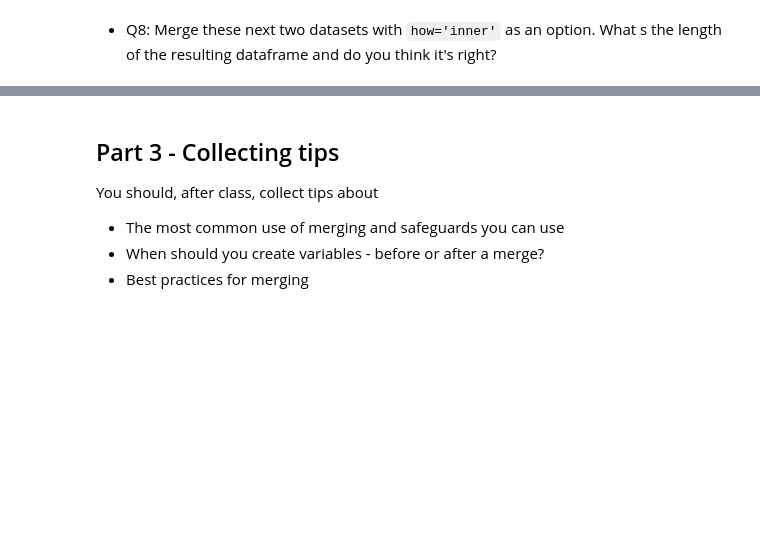
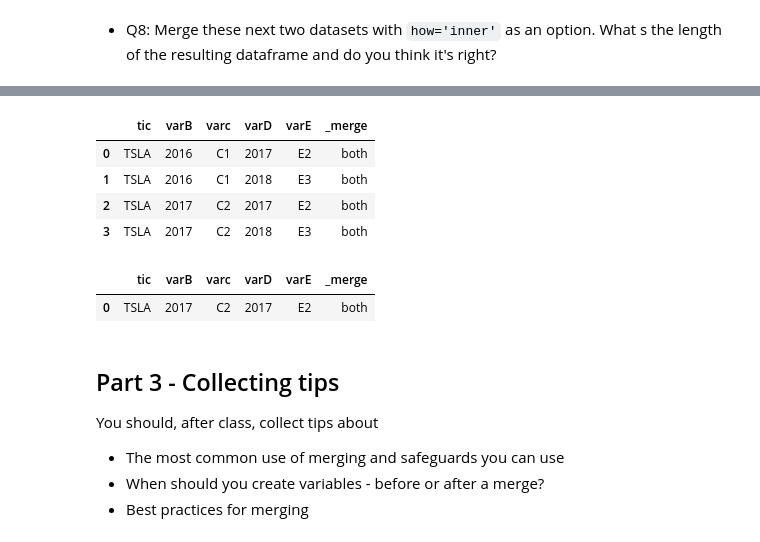
Before and after one commit to mikej3663/Class-Notes, a Jupyter notebook: Excersizes/Merging exercises.ipynb, the cells around one changed output, grey strips where cells are left out. Saved outputs shown, nothing was run; the diff lists cells and outputs as text; code cells hidden in the pictures; blank space fills up the shorter version.

```diff
--- a/Excersizes/Merging exercises.ipynb
+++ b/Excersizes/Merging exercises.ipynb
@@ -231,3 +283,24 @@ CurryForThree = pd.DataFrame({
+# %%
+poppop.merge(CurryForThree,
+            how = 'inner',
+            left_on = 'tic', right_on = 'var1',
+            indicator = True,
+            validate = 'm:m')
+# %% [output]
+|  | tic | varB | varc | varD | varE | _merge |
+| 0 | TSLA | 2016 | C1 | 2017 | E2 | both |
+| 1 | TSLA | 2016 | C1 | 2018 | E3 | both |
+| 2 | TSLA | 2017 | C2 | 2017 | E2 | both |
+| 3 | TSLA | 2017 | C2 | 2018 | E3 | both |
+# %%
+poppop.merge(CurryForThree,
+            how = 'inner',
+            left_on = ['tic','varB'], right_on = ['var1','varD'],
+            indicator = True,
+            validate = '1:1')
+# %% [output]
+|  | tic | varB | varc | varD | varE | _merge |
+| 0 | TSLA | 2017 | C2 | 2017 | E2 | both |
 # %% [markdown]
 ## Part 3 - Collecting tips
 
```
Also changed, not shown: parts of 5 cells of this notebook.
